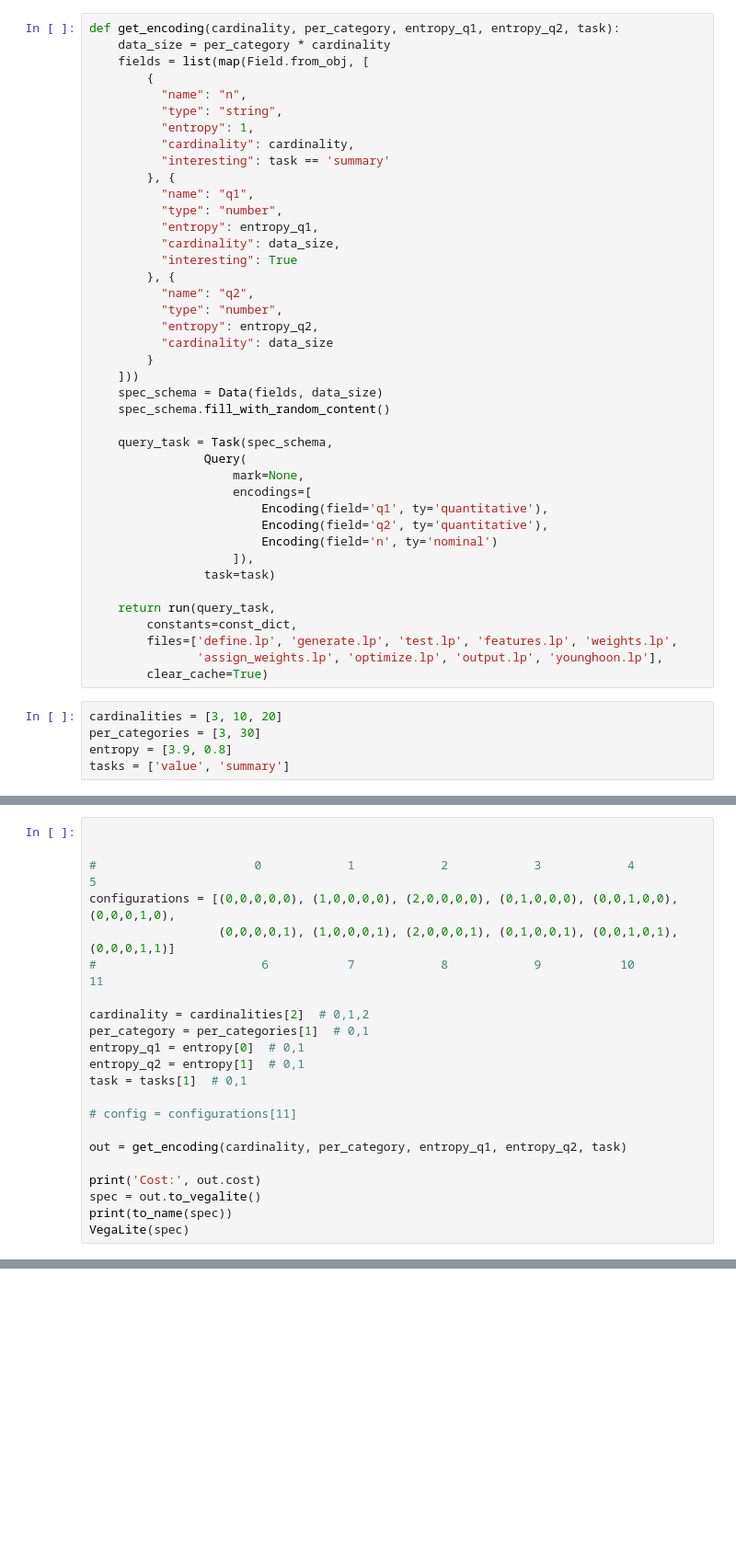
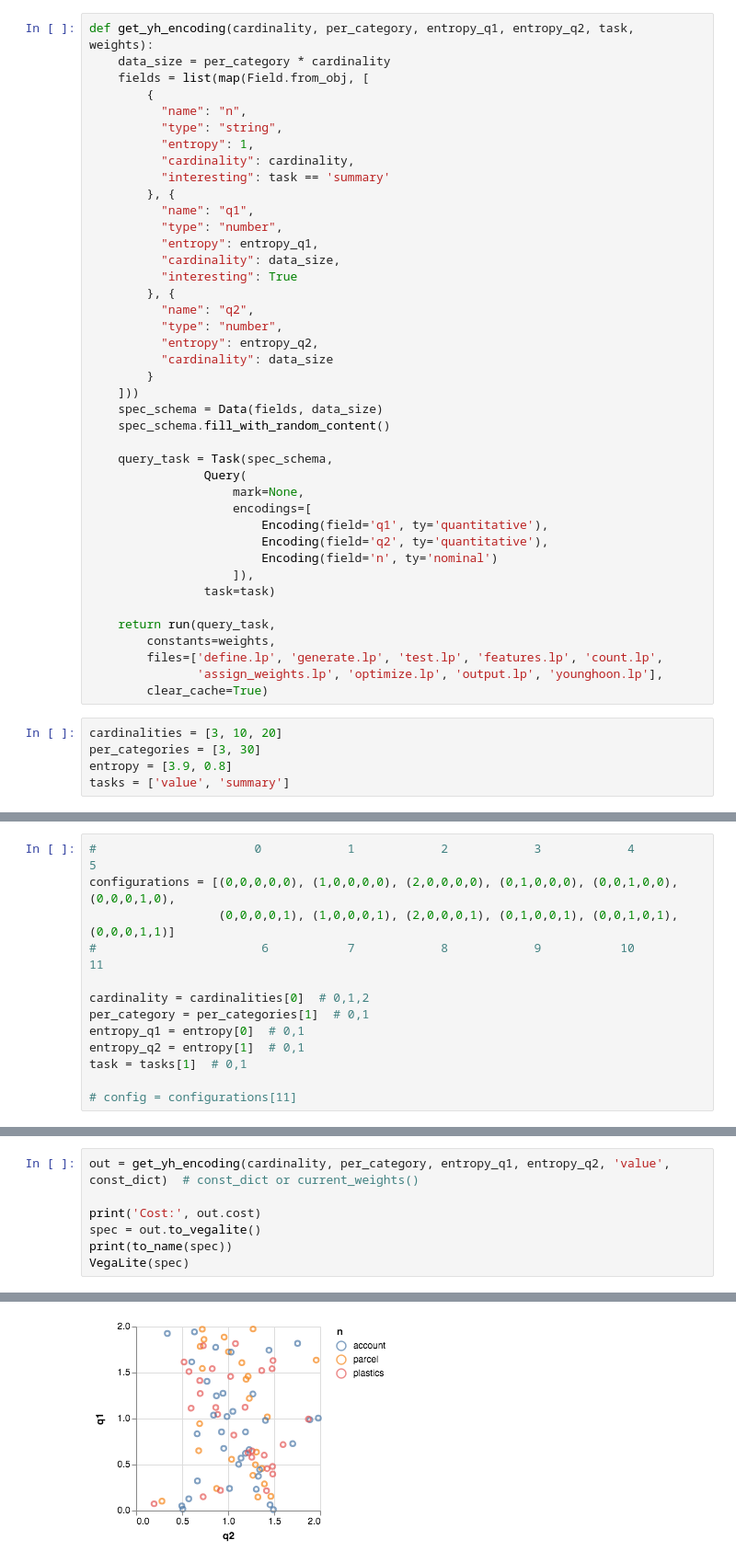
Before and after one commit to uwdata/draco, a Jupyter notebook: notebooks/Learning Experiment.ipynb, the cells around one changed output, grey strips where cells are left out. Shown at 92% size. Drawn from its saved outputs; the diff is of its cells as text; blank space fills up the shorter version.

```diff
--- a/notebooks/Learning Experiment.ipynb
+++ b/notebooks/Learning Experiment.ipynb
@@ -96,7 +120,7 @@ def to_name(spec):
 
     return f'Q1:{d["q1"]}, Q2:{d["q2"]}, N:{d["n"]}'
 # %%
-def get_encoding(cardinality, per_category, entropy_q1, entropy_q2, task):
+def get_yh_encoding(cardinality, per_category, entropy_q1, entropy_q2, task, weights):
     data_size = per_category * cardinality
     fields = list(map(Field.from_obj, [
         {
@@ -132,8 +156,8 @@ def get_encoding(cardinality, per_category, entropy_q1, entropy_q2, task):
                 task=task)
 
     return run(query_task,
-        constants=const_dict,
-        files=['define.lp', 'generate.lp', 'test.lp', 'features.lp', 'weights.lp',
+        constants=weights,
+        files=['define.lp', 'generate.lp', 'test.lp', 'features.lp', 'count.lp',
                'assign_weights.lp', 'optimize.lp', 'output.lp', 'younghoon.lp'],
         clear_cache=True)
 # %%
@@ -177,22 +199,13 @@ value , 10 , 3 , 0.8 , 3.9 , Q1:y, Q2:x, N:color
 # %%
-
-
 #                      0            1            2            3            4            5
 configurations = [(0,0,0,0,0), (1,0,0,0,0), (2,0,0,0,0), (0,1,0,0,0), (0,0,1,0,0), (0,0,0,1,0),
                   (0,0,0,0,1), (1,0,0,0,1), (2,0,0,0,1), (0,1,0,0,1), (0,0,1,0,1), (0,0,0,1,1)]
 #                       6           7            8            9           10           11
 
-cardinality = cardinalities[2]  # 0,1,2
+cardinality = cardinalities[0]  # 0,1,2
 per_category = per_categories[1]  # 0,1
 entropy_q1 = entropy[0]  # 0,1
 entropy_q2 = entropy[1]  # 0,1
 task = tasks[1]  # 0,1
 
 # config = configurations[11]
-
-out = get_encoding(cardinality, per_category, entropy_q1, entropy_q2, task)
-
-print('Cost:', out.cost)
-spec = out.to_vegalite()
-print(to_name(spec))
-VegaLite(spec)
@@ -204,0 +212,8 @@ Q1:size, Q2:x, N:y
+# %%
+out = get_yh_encoding(cardinality, per_category, entropy_q1, entropy_q2, 'value', const_dict)  # const_dict or current_weights()
+
+print('Cost:', out.cost)
+spec = out.to_vegalite()
+print(to_name(spec))
+VegaLite(spec)
+# %% [output]
@@ -204,0 +223 @@ Q1:size, Q2:x, N:y
+[figure, added]
```
Also changed, not shown: parts of 16 cells of this notebook, 22 other files.
